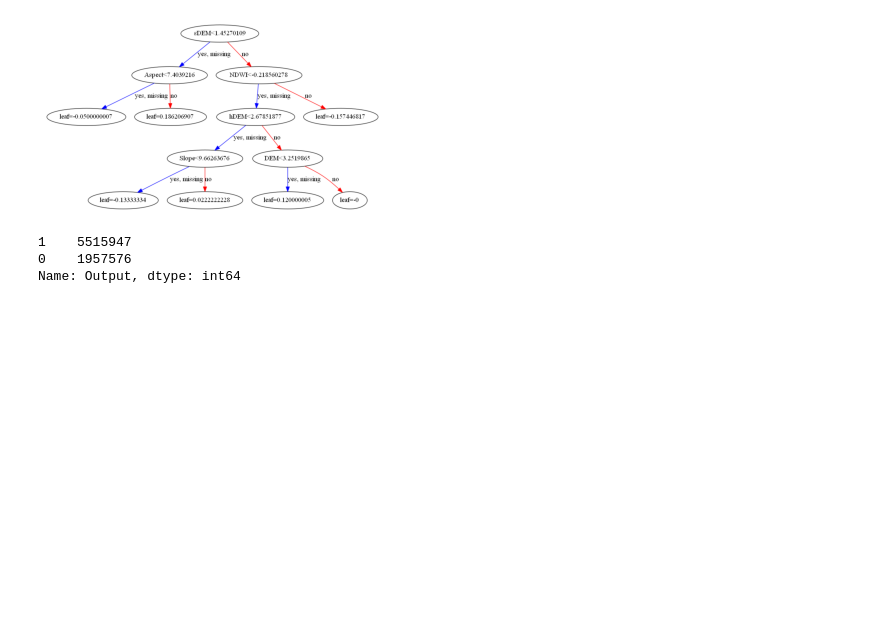
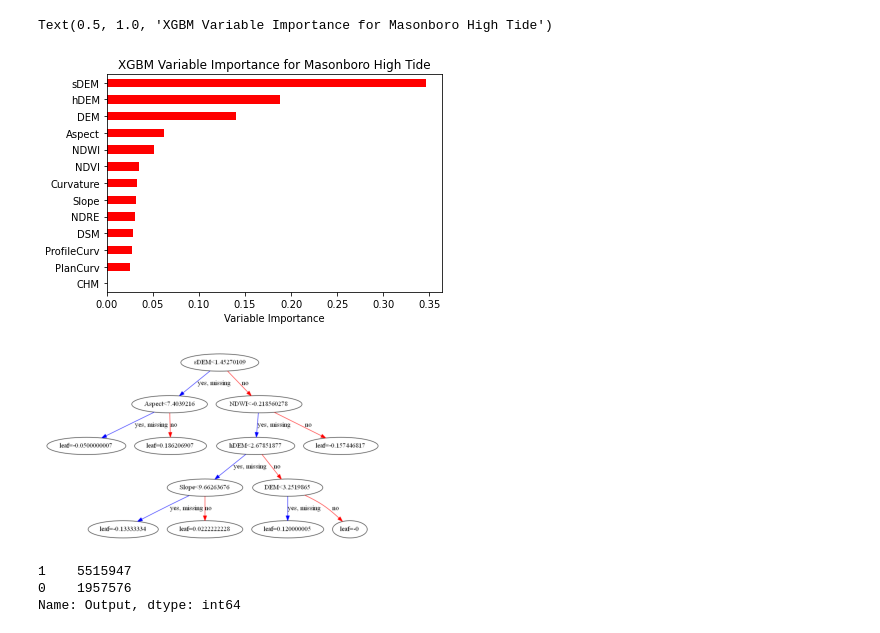
Before and after one commit to sgovil5/wetland-prediction, a Jupyter notebook: V3/MasonHT/Classification Models/XGBM.ipynb, the cells around one changed output. Cells and saved outputs as stored; diff of their text form; code cells hidden in the pictures; blank space fills up the shorter version.

Commit message:
added feature importance for XGBM

```diff
--- a/V3/MasonHT/Classification Models/XGBM.ipynb
+++ b/V3/MasonHT/Classification Models/XGBM.ipynb
@@ -193,6 +193,14 @@ weighted avg     0.8431    0.8431    0.8431       153
 [figure]
 [figure]
 [figure]
+# %%
+fig = feat_imp.sort_values()[-24:].T.plot(kind = 'barh',
+               color = 'r')
+fig.set_xlabel("Variable Importance")
+fig.set_title("XGBM Variable Importance for Masonboro High Tide")
+# %% [output]
+Text(0.5, 1.0, 'XGBM Variable Importance for Masonboro High Tide')
+[figure, added]
 # %%
 result = pyreadr.read_r('..\MasonHT_all.rds')
 df_all = result[None]
```
Also changed, not shown: parts of 1 cell of this notebook, 3 other files.
